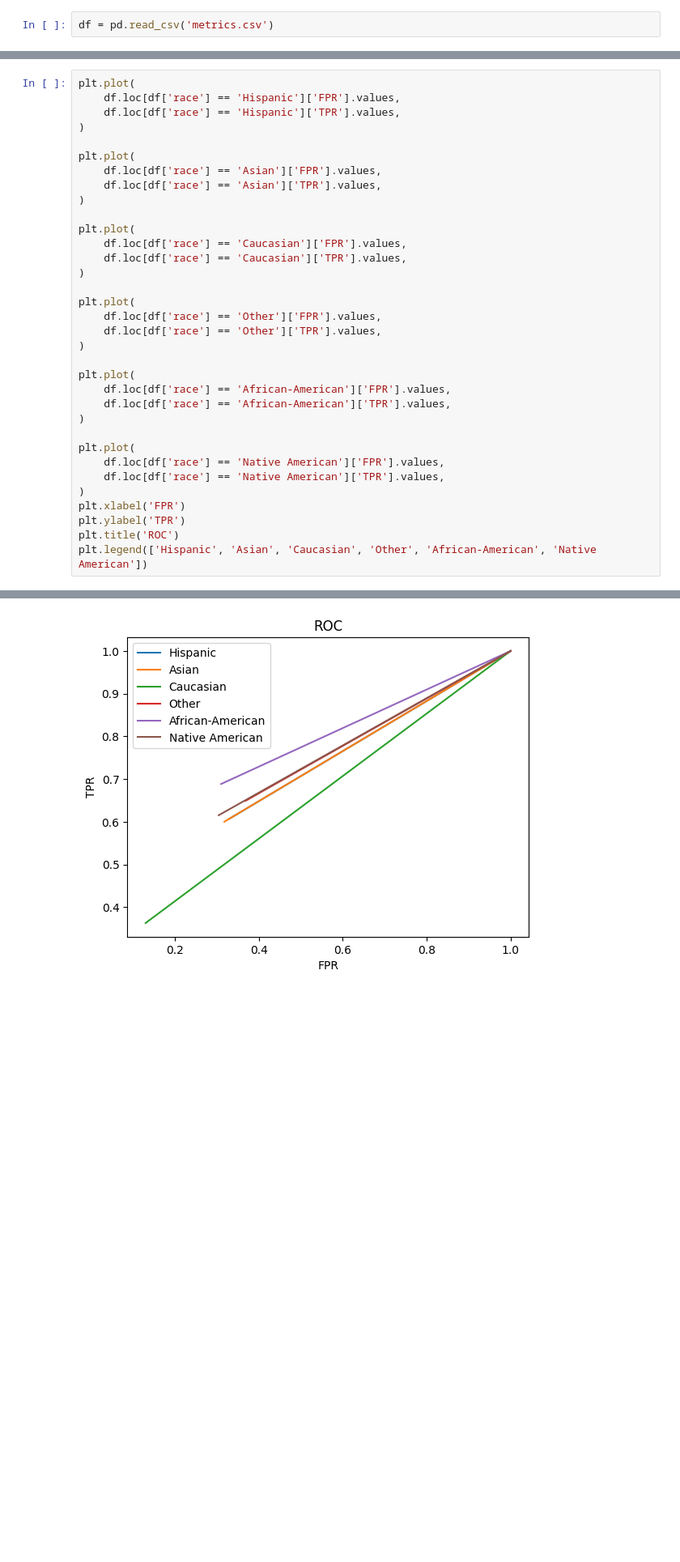
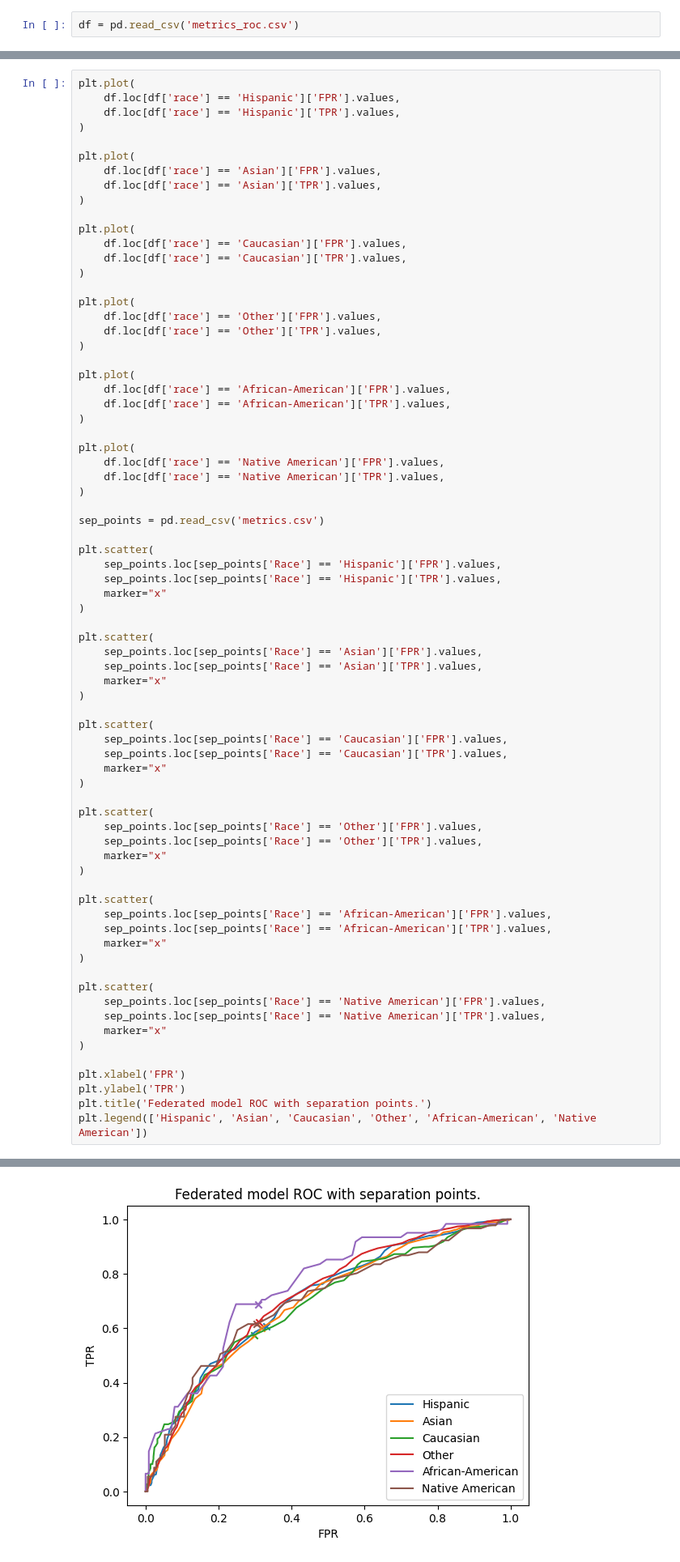
Before and after one commit to michal1010/esl_final_project, a Jupyter notebook: fed_sep/roc.ipynb, the cells around one changed output, grey strips where cells are left out. Shown at 81% size. Cells and saved outputs as stored; diff of their text form; blank space fills up the shorter version.

Commit message:
saving changes to federated model

```diff
--- a/fed_sep/roc.ipynb
+++ b/fed_sep/roc.ipynb
@@ -3,7 +3,7 @@ import pandas as pd
 import numpy as np
 import matplotlib.pyplot as plt
 # %%
-df = pd.read_csv('metrics.csv')
+df = pd.read_csv('metrics_roc.csv')
 # %%
 df.drop(columns=["num_examples"])
 df
@@ -37,32 +52,71 @@ plt.plot(
 
 plt.plot(
     df.loc[df['race'] == 'Asian']['FPR'].values,
     df.loc[df['race'] == 'Asian']['TPR'].values,
 )
 
 plt.plot(
     df.loc[df['race'] == 'Caucasian']['FPR'].values,
     df.loc[df['race'] == 'Caucasian']['TPR'].values,
 )
 
 plt.plot(
     df.loc[df['race'] == 'Other']['FPR'].values,
     df.loc[df['race'] == 'Other']['TPR'].values,
 )
 
 plt.plot(
     df.loc[df['race'] == 'African-American']['FPR'].values,
     df.loc[df['race'] == 'African-American']['TPR'].values,
 )
 
 plt.plot(
     df.loc[df['race'] == 'Native American']['FPR'].values,
     df.loc[df['race'] == 'Native American']['TPR'].values,
 )
+
+sep_points = pd.read_csv('metrics.csv')
+
+plt.scatter(
+    sep_points.loc[sep_points['Race'] == 'Hispanic']['FPR'].values,
+    sep_points.loc[sep_points['Race'] == 'Hispanic']['TPR'].values,
+    marker="x"
+)
+
+plt.scatter(
+    sep_points.loc[sep_points['Race'] == 'Asian']['FPR'].values,
+    sep_points.loc[sep_points['Race'] == 'Asian']['TPR'].values,
+    marker="x"
+)
+
+plt.scatter(
+    sep_points.loc[sep_points['Race'] == 'Caucasian']['FPR'].values,
+    sep_points.loc[sep_points['Race'] == 'Caucasian']['TPR'].values,
+    marker="x"
+)
+
+plt.scatter(
+    sep_points.loc[sep_points['Race'] == 'Other']['FPR'].values,
+    sep_points.loc[sep_points['Race'] == 'Other']['TPR'].values,
+    marker="x"
+)
+
+plt.scatter(
+    sep_points.loc[sep_points['Race'] == 'African-American']['FPR'].values,
+    sep_points.loc[sep_points['Race'] == 'African-American']['TPR'].values,
+    marker="x"
+)
+
+plt.scatter(
+    sep_points.loc[sep_points['Race'] == 'Native American']['FPR'].values,
+    sep_points.loc[sep_points['Race'] == 'Native American']['TPR'].values,
+    marker="x"
+)
+
 plt.xlabel('FPR')
 plt.ylabel('TPR')
-plt.title('ROC')
+plt.title('Federated model ROC with separation points.')
 plt.legend(['Hispanic', 'Asian', 'Caucasian', 'Other', 'African-American', 'Native American'])
 # %% [output]
 <matplotlib.legend.Legend at 0x...>
-[figure, old version]
+[figure, new version]
```
Also changed, not shown: parts of 2 cells of this notebook, 13 other files.
